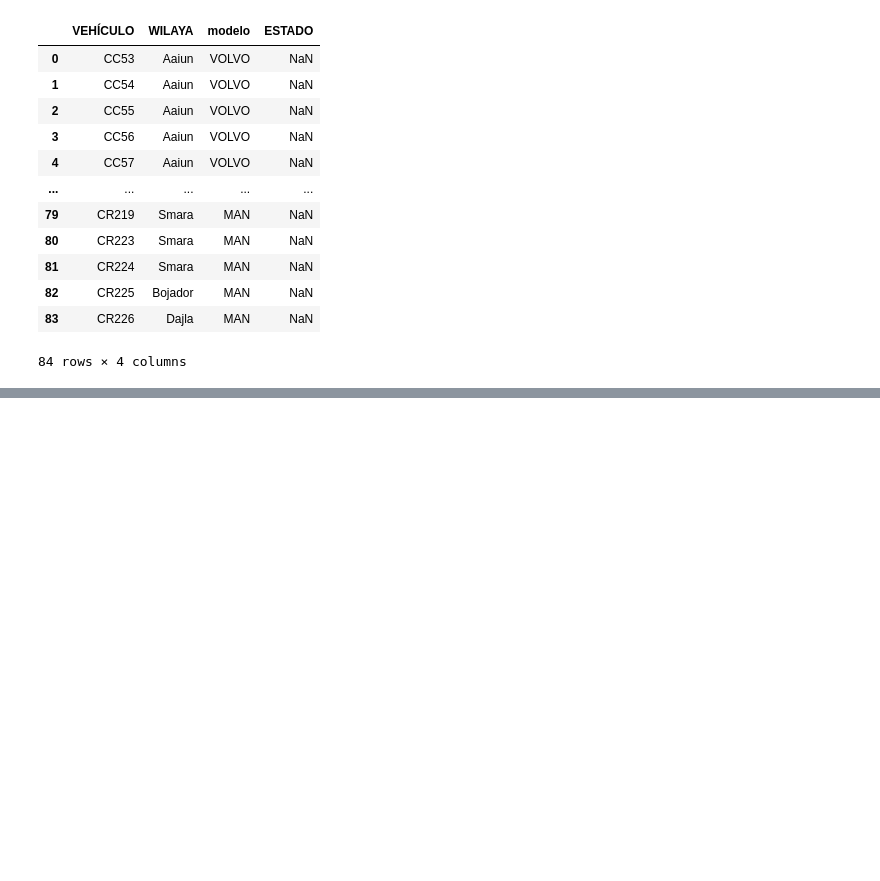
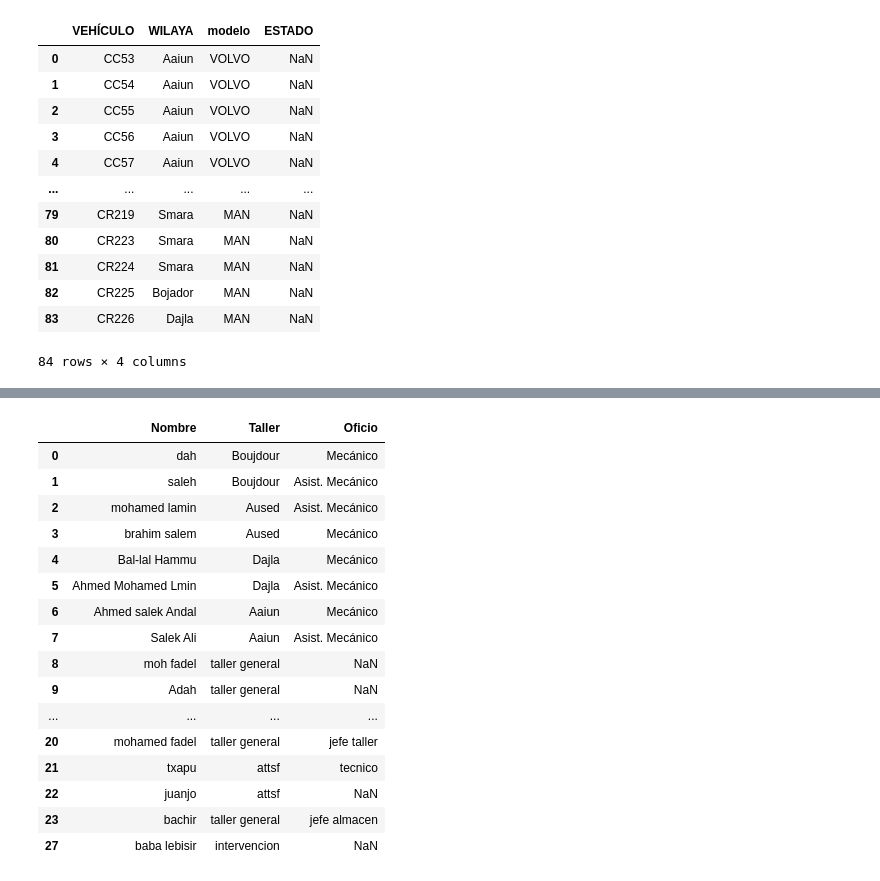
Before and after one commit to monalcmar/TFM-LIS-ATTsF, a Jupyter notebook: app/etl_notebook.ipynb, the cells around one changed output, grey strips where cells are left out. Cells and saved outputs as stored; diff of their text form; code cells hidden in the pictures; blank space fills up the shorter version.

```diff
--- a/app/etl_notebook.ipynb
+++ b/app/etl_notebook.ipynb
@@ -33,0 +212,20 @@ df_camiones = df_camiones["ESTADO"]
+# %%
+df_mecanicos3.dropna(subset=["Taller"])
+# %% [output]
+|  | Nombre | Taller | Oficio |
+| 0 | dah | Boujdour | Mecánico |
+| 1 | saleh | Boujdour | Asist. Mecánico |
+| 2 | mohamed lamin | Aused | Asist. Mecánico |
+| 3 | brahim salem | Aused | Mecánico |
+| 4 | Bal-lal Hammu | Dajla | Mecánico |
+| 5 | Ahmed Mohamed Lmin | Dajla | Asist. Mecánico |
+| 6 | Ahmed salek Andal | Aaiun | Mecánico |
+| 7 | Salek Ali | Aaiun | Asist. Mecánico |
+| 8 | moh fadel | taller general | NaN |
+| 9 | Adah | taller general | NaN |
+| ... | ... | ... | ... |
+| 20 | mohamed fadel | taller general | jefe taller |
+| 21 | txapu | attsf | tecnico |
+| 22 | juanjo | attsf | NaN |
+| 23 | bachir | taller general | jefe almacen |
+| 27 | baba lebisir | intervencion | NaN |
```
Also changed, not shown: parts of 59 cells of this notebook, 1 other file.
